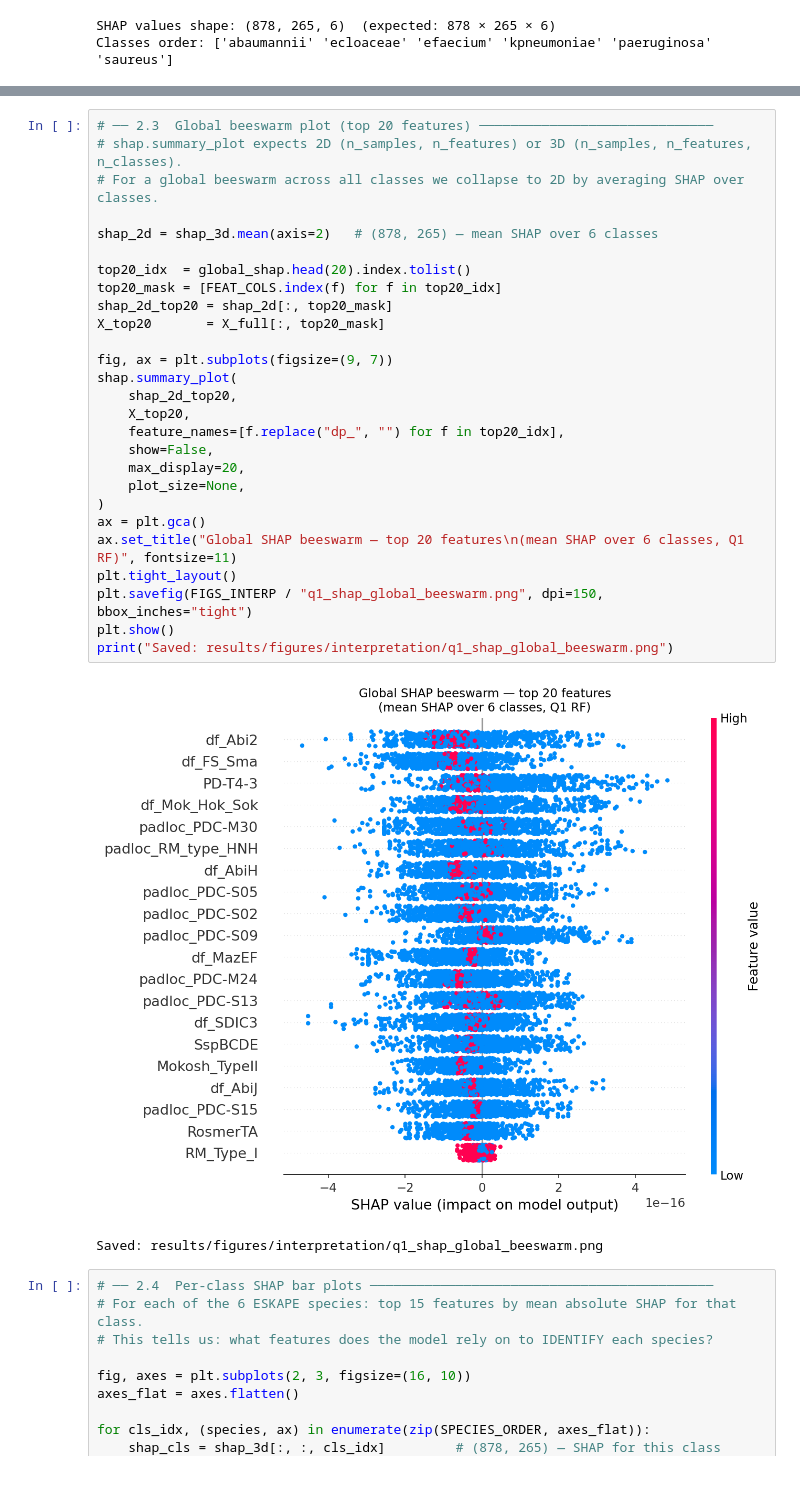
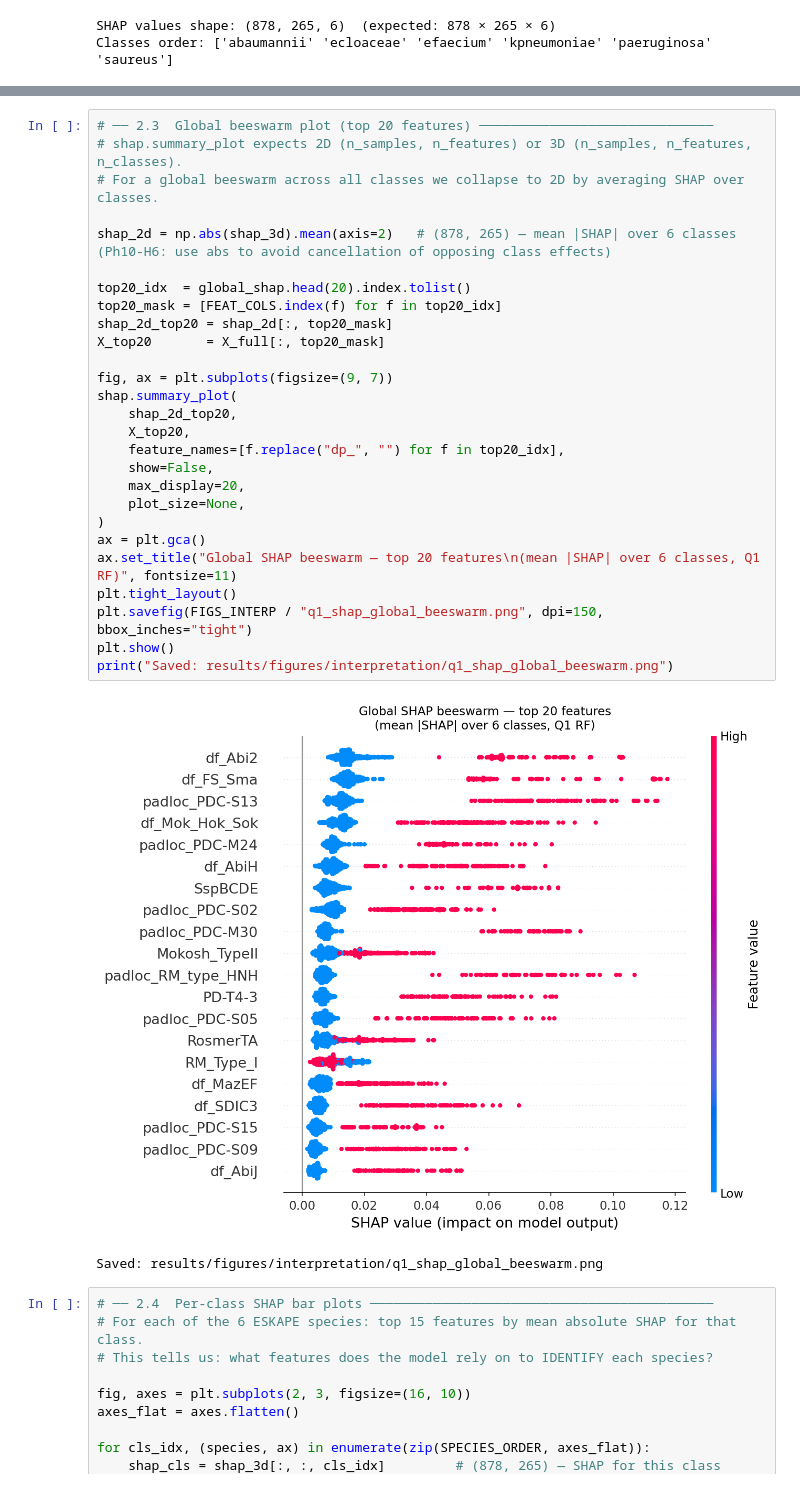
Before and after one commit to vikos77/eskape-defence-ml, a Jupyter notebook: notebooks/08_model_interpretation.ipynb, the cells around one changed output, grey strips where cells are left out. Drawn from its saved outputs; the diff is of its cells as text.

```diff
--- a/notebooks/08_model_interpretation.ipynb
+++ b/notebooks/08_model_interpretation.ipynb
@@ -533,32 +611,32 @@ dp_df_AbiJ               0.00674
 # %%
 # ── 2.3  Global beeswarm plot (top 20 features) ──────────────────────────────
 # shap.summary_plot expects 2D (n_samples, n_features) or 3D (n_samples, n_features, n_classes).
 # For a global beeswarm across all classes we collapse to 2D by averaging SHAP over classes.
 
-shap_2d = shap_3d.mean(axis=2)   # (878, 265) — mean SHAP over 6 classes
+shap_2d = np.abs(shap_3d).mean(axis=2)   # (878, 265) — mean |SHAP| over 6 classes (Ph10-H6: use abs to avoid cancellation of opposing class effects)
 
 top20_idx  = global_shap.head(20).index.tolist()
 top20_mask = [FEAT_COLS.index(f) for f in top20_idx]
 shap_2d_top20 = shap_2d[:, top20_mask]
 X_top20       = X_full[:, top20_mask]
 
 fig, ax = plt.subplots(figsize=(9, 7))
 shap.summary_plot(
     shap_2d_top20,
     X_top20,
     feature_names=[f.replace("dp_", "") for f in top20_idx],
     show=False,
     max_display=20,
     plot_size=None,
 )
 ax = plt.gca()
-ax.set_title("Global SHAP beeswarm — top 20 features\n(mean SHAP over 6 classes, Q1 RF)", fontsize=11)
+ax.set_title("Global SHAP beeswarm — top 20 features\n(mean |SHAP| over 6 classes, Q1 RF)", fontsize=11)
 plt.tight_layout()
 plt.savefig(FIGS_INTERP / "q1_shap_global_beeswarm.png", dpi=150, bbox_inches="tight")
 plt.show()
 print("Saved: results/figures/interpretation/q1_shap_global_beeswarm.png")
 # %% [output]
-[figure, old version]
+[figure, new version]
 Saved: results/figures/interpretation/q1_shap_global_beeswarm.png
 # %%
 # ── 2.4  Per-class SHAP bar plots ────────────────────────────────────────────
```
Also changed, not shown: parts of 8 cells of this notebook, 5 other files.
